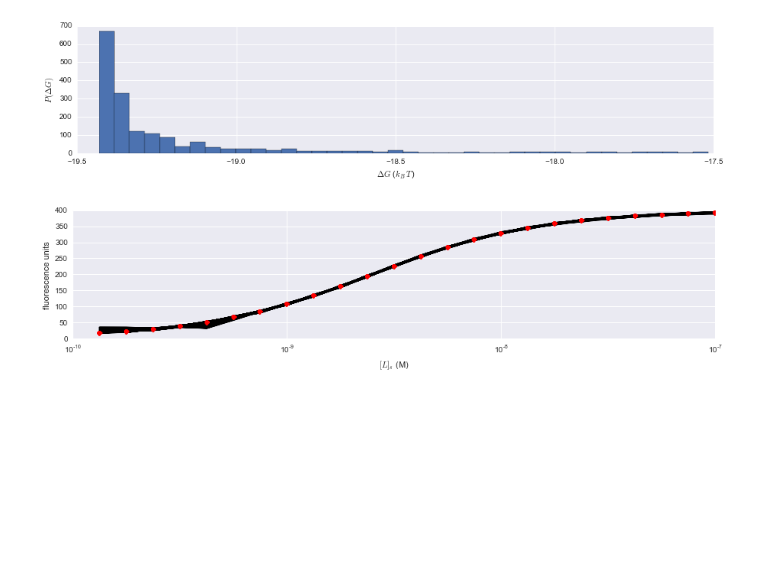
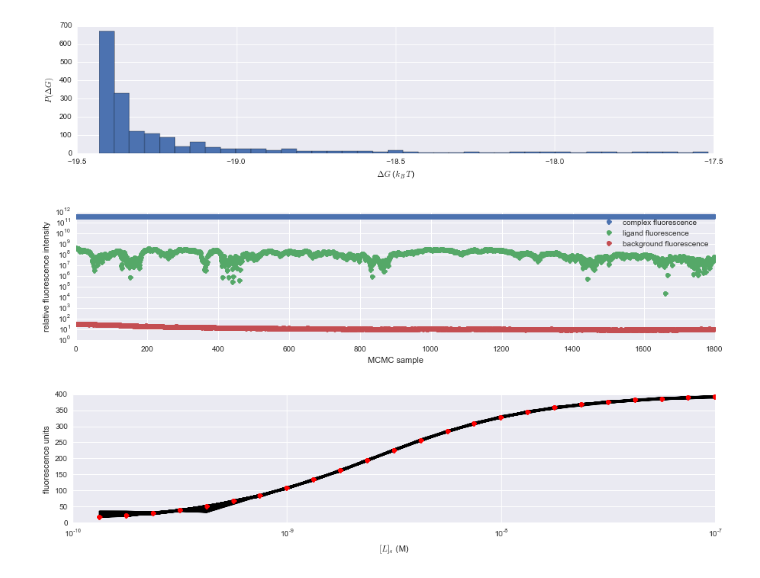
Before and after one commit to choderalab/assaytools, a Jupyter notebook: examples/binding-assay-modeling/Just Modeling - Bayes with Modeled data.ipynb, the cells around one changed output. Drawn from its saved outputs; the diff is of its cells as text; code cells hidden in the pictures; blank space fills up the shorter version.

```diff
--- a/examples/binding-assay-modeling/Just Modeling - Bayes with Modeled data.ipynb
+++ b/examples/binding-assay-modeling/Just Modeling - Bayes with Modeled data.ipynb
@@ -289,6 +307,15 @@ xlabel('$\Delta G$ ($k_B T$)');
 ylabel('$P(\Delta G)$');
 # %% [output]
 [figure]
+# %%
+# Plot trace of intrinsic fluorescence parameters.
+rcParams['figure.figsize'] = [15, 3]
+semilogy(mcmc.F_PL.trace(), 'o', mcmc.F_L.trace(), 'o', mcmc.F_background.trace(), 'o');
+legend(['complex fluorescence', 'ligand fluorescence', 'background fluorescence']);
+xlabel('MCMC sample');
+ylabel('relative fluorescence intensity');
+# %% [output]
+[figure, added]
 # %%
 # Plot model fit.
 rcParams['figure.figsize'] = [15, 3]
```
Also changed, not shown: parts of 2 cells of this notebook.
